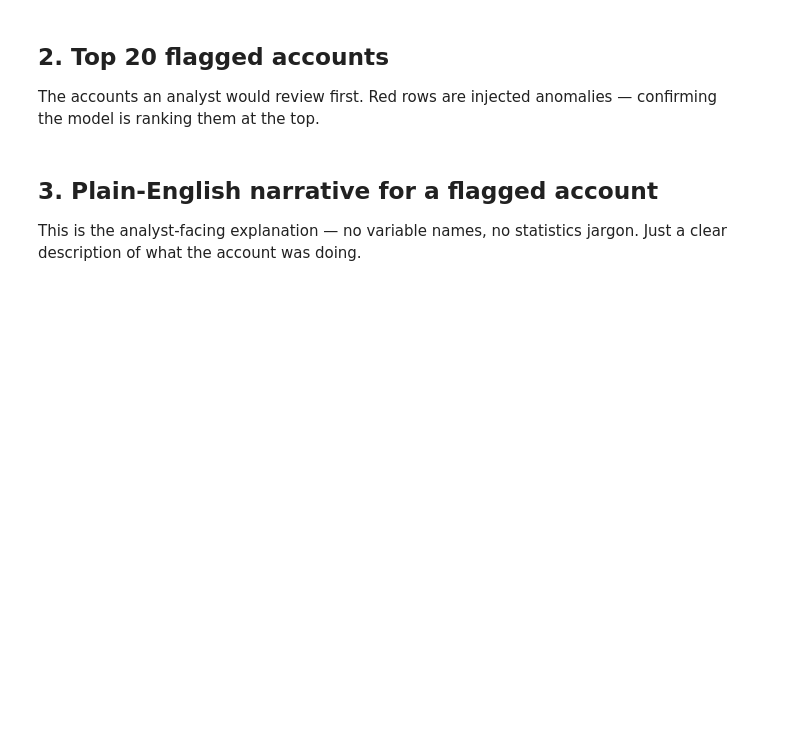
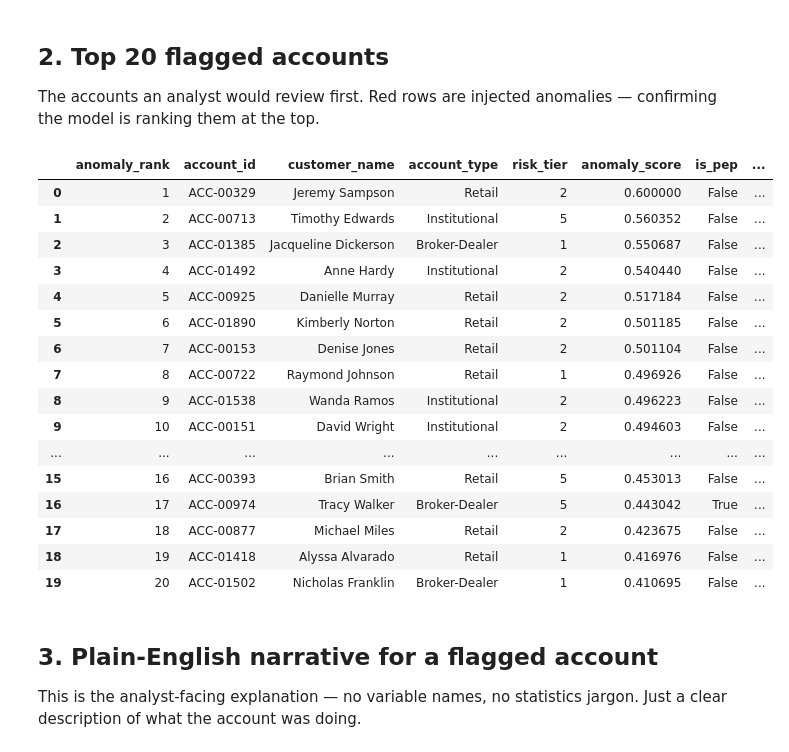
Before and after one commit to o-perro/aml-trading-anomaly, a Jupyter notebook: notebooks/06_results_review.ipynb, the cells around one changed output. Drawn from its saved outputs; the diff is of its cells as text; code cells hidden in the pictures; blank space fills up the shorter version.

```diff
--- a/notebooks/06_results_review.ipynb
+++ b/notebooks/06_results_review.ipynb
@@ -68,20 +77,38 @@ plt.show()
 The accounts an analyst would review first. Red rows are injected anomalies — confirming the model is ranking them at the top.
 # %%
 top20 = flagged.head(20).merge(
-    accounts[["account_id", "customer_name", "account_type", "risk_tier", "is_pep", "country_of_origin"]],
+    accounts[["account_id", "customer_name", "account_type", "risk_tier", "is_pep", "state"]],
     on="account_id"
 ).merge(
     injected[["account_id", "anomaly_pattern"]].rename(columns={"anomaly_pattern": "injected_pattern"}),
     on="account_id", how="left"
 )
 
 display_cols = ["anomaly_rank", "account_id", "customer_name", "account_type",
                 "risk_tier", "anomaly_score", "is_pep", "injected_pattern"]
 
 top20[display_cols].style.apply(
     lambda row: ["background-color: #ffe5e5" if row["injected_pattern"] is not None else "" for _ in row],
     axis=1
 )
+# %% [output]
+|  | anomaly_rank | account_id | customer_name | account_type | risk_tier | anomaly_score | is_pep | ... |
+| 0 | 1 | ACC-00329 | Jeremy Sampson | Retail | 2 | 0.600000 | False | ... |
+| 1 | 2 | ACC-00713 | Timothy Edwards | Institutional | 5 | 0.560352 | False | ... |
+| 2 | 3 | ACC-01385 | Jacqueline Dickerson | Broker-Dealer | 1 | 0.550687 | False | ... |
+| 3 | 4 | ACC-01492 | Anne Hardy | Institutional | 2 | 0.540440 | False | ... |
+| 4 | 5 | ACC-00925 | Danielle Murray | Retail | 2 | 0.517184 | False | ... |
+| 5 | 6 | ACC-01890 | Kimberly Norton | Retail | 2 | 0.501185 | False | ... |
+| 6 | 7 | ACC-00153 | Denise Jones | Retail | 2 | 0.501104 | False | ... |
+| 7 | 8 | ACC-00722 | Raymond Johnson | Retail | 1 | 0.496926 | False | ... |
+| 8 | 9 | ACC-01538 | Wanda Ramos | Institutional | 2 | 0.496223 | False | ... |
+| 9 | 10 | ACC-00151 | David Wright | Institutional | 2 | 0.494603 | False | ... |
+| ... | ... | ... | ... | ... | ... | ... | ... | ... |
+| 15 | 16 | ACC-00393 | Brian Smith | Retail | 5 | 0.453013 | False | ... |
+| 16 | 17 | ACC-00974 | Tracy Walker | Broker-Dealer | 5 | 0.443042 | True | ... |
+| 17 | 18 | ACC-00877 | Michael Miles | Retail | 2 | 0.423675 | False | ... |
+| 18 | 19 | ACC-01418 | Alyssa Alvarado | Retail | 1 | 0.416976 | False | ... |
+| 19 | 20 | ACC-01502 | Nicholas Franklin | Broker-Dealer | 1 | 0.410695 | False | ... |
 # %% [markdown]
 ## 3. Plain-English narrative for a flagged account
 
```
Also changed, not shown: parts of 8 cells of this notebook.
